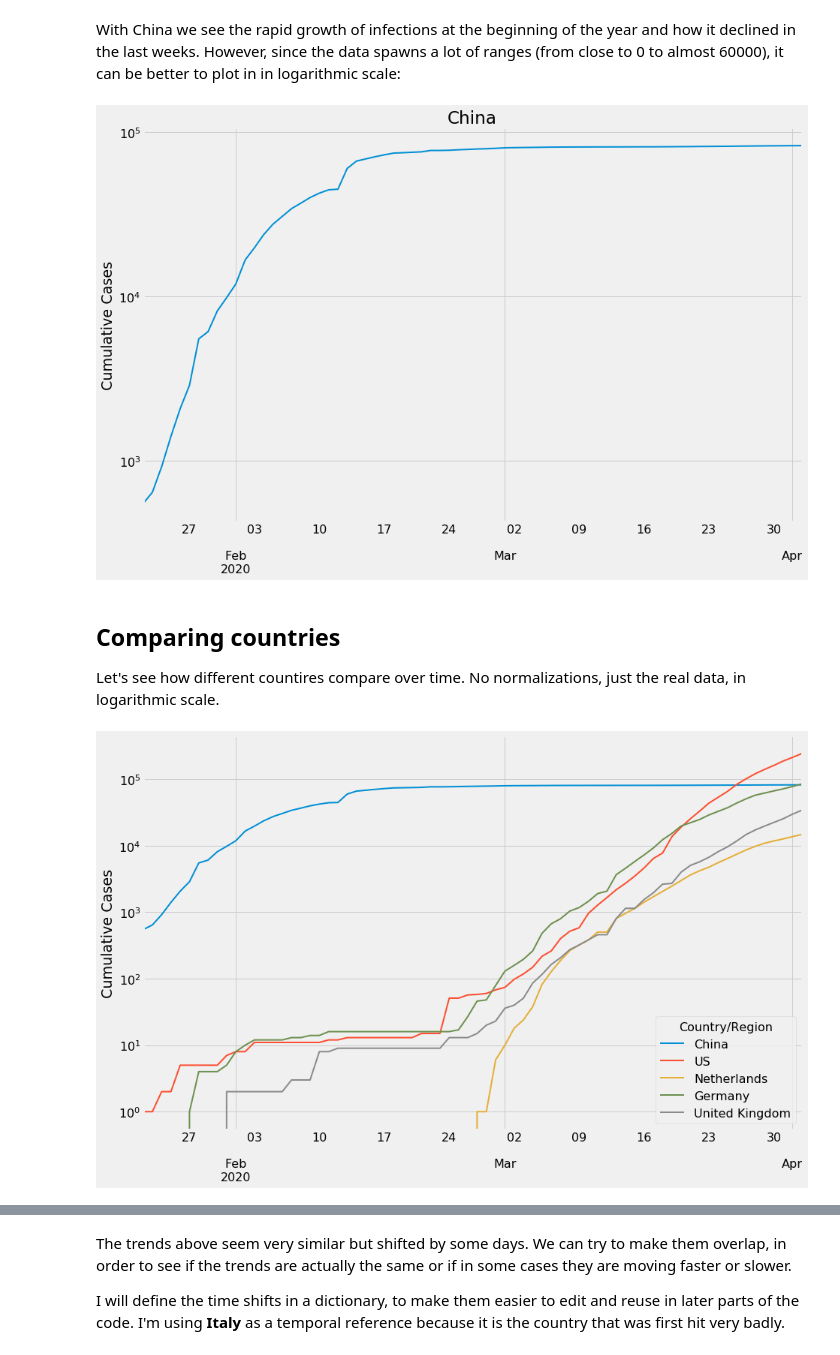
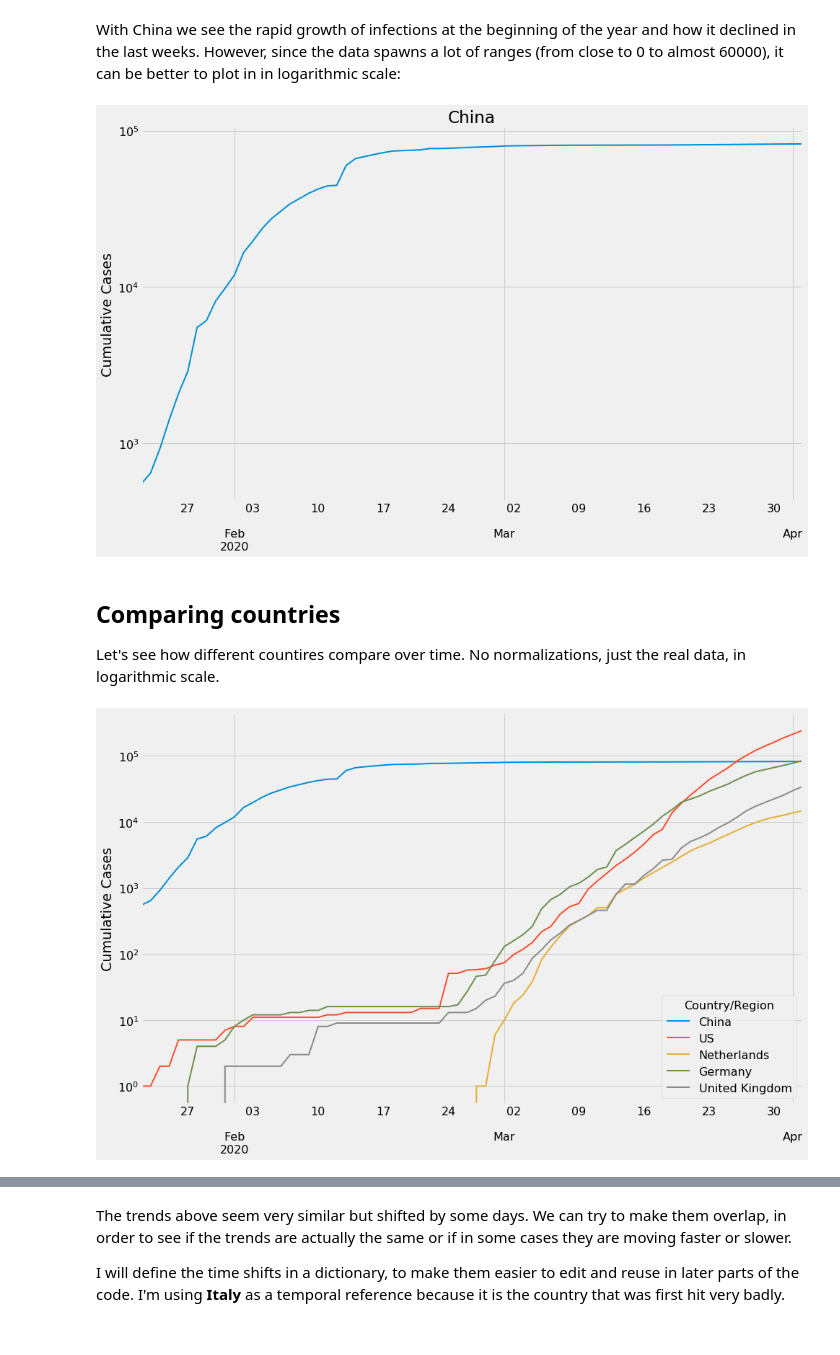
Before and after one commit to aquilesC/Covid-19-Jupyter-Notebook, a Jupyter notebook: Covid_Time_Series.ipynb, the cells around one changed output, grey strips where cells are left out. Drawn from its saved outputs; the diff is of its cells as text; code cells hidden in the pictures.

```diff
--- a/Covid_Time_Series.ipynb
+++ b/Covid_Time_Series.ipynb
@@ -37,6 +37,8 @@ plt.rcParams["figure.figsize"] = (14,9)
 plt.style.use('fivethirtyeight')
 mpl.rcParams['lines.linewidth'] = 2
 mpl.rcParams['font.size'] = 16
+
+colors = iter(plt.rcParams['axes.prop_cycle'])
 # %% [markdown]
 ## Saving figures
 I will use the parameter below to save the figures generated in this notebook. Every time a figure is generated, there will be an extra if-statement. This is useful when running the entire notebook just to make a new version of the plots with the data available
@@ -141,10 +144,11 @@ With China we see the rapid growth of infections at the beginning of the year an
 # %%
 ax = sick_data['China'].plot(title='China', logy=True)
 ax.set_ylabel('Cumulative Cases')
 if SAVE_FIGURES:
+    plt.tight_layout()
     plt.savefig('Figures/China_Log_Lin.png')
 # %% [output]
-[figure, old version]
+[figure, new version]
 # %% [markdown]
 ## Comparing countries
 Let's see how different countires compare over time. No normalizations, just the real data, in logarithmic scale.
@@ -153,9 +157,10 @@ countries = ['China', 'US', 'Netherlands', 'Germany', 'United Kingdom']
 ax = sick_data[countries].plot(logy=True)
 ax.set_ylabel('Cumulative Cases')
 if SAVE_FIGURES:
+    plt.tight_layout()
     plt.savefig('Figures/Country_comparison_log_lin.png')
 # %% [output]
-[figure, old version]
+[figure, new version]
 # %%
 countries = ['Italy', 'Spain', 'Netherlands', 'Germany', 'France', 'United Kingdom', 'Switzerland']
 ax = sick_data[countries].plot(logy=True)
```
Also changed, not shown: parts of 58 cells of this notebook, 51 other files.
